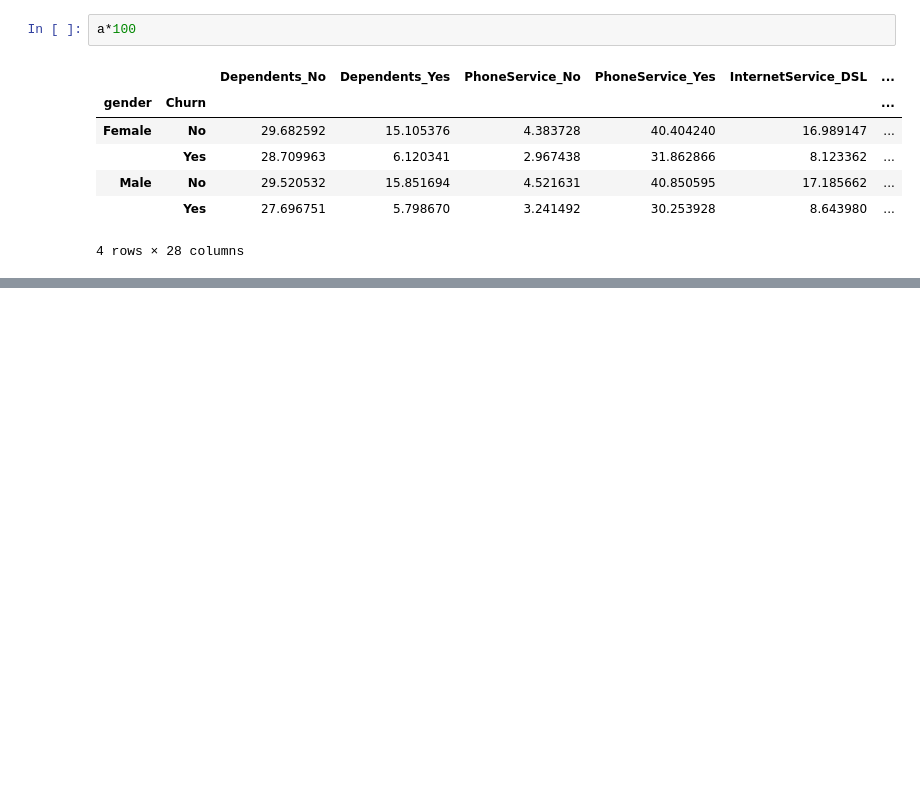
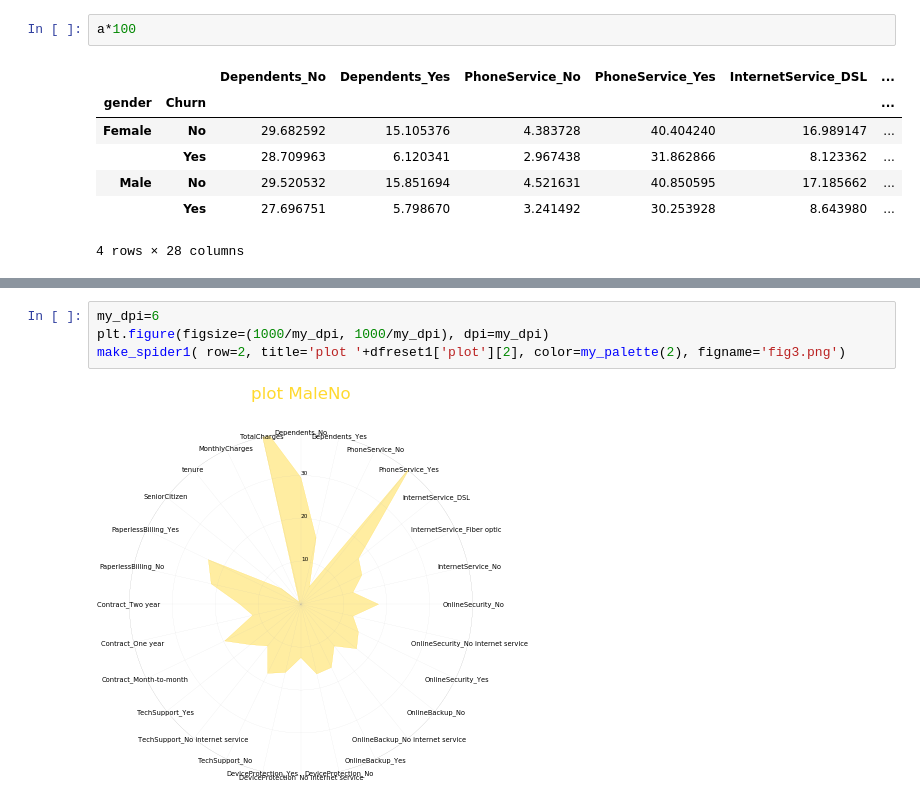
Before and after one commit to tchala14/gittry, a Jupyter notebook: TchalinsChurn.ipynb, the cells around one changed output, grey strips where cells are left out. Cells and saved outputs as stored; diff of their text form; blank space fills up the shorter version.

```diff
--- a/TchalinsChurn.ipynb
+++ b/TchalinsChurn.ipynb
@@ -1072,0 +1114,6 @@ a*100
+# %%
+my_dpi=6
+plt.figure(figsize=(1000/my_dpi, 1000/my_dpi), dpi=my_dpi)
+make_spider1( row=2, title='plot '+dfreset1['plot'][2], color=my_palette(2), figname='fig3.png')
+# %% [output]
+[figure, added]
```
Also changed, not shown: parts of 7 cells of this notebook, 6 other files.
